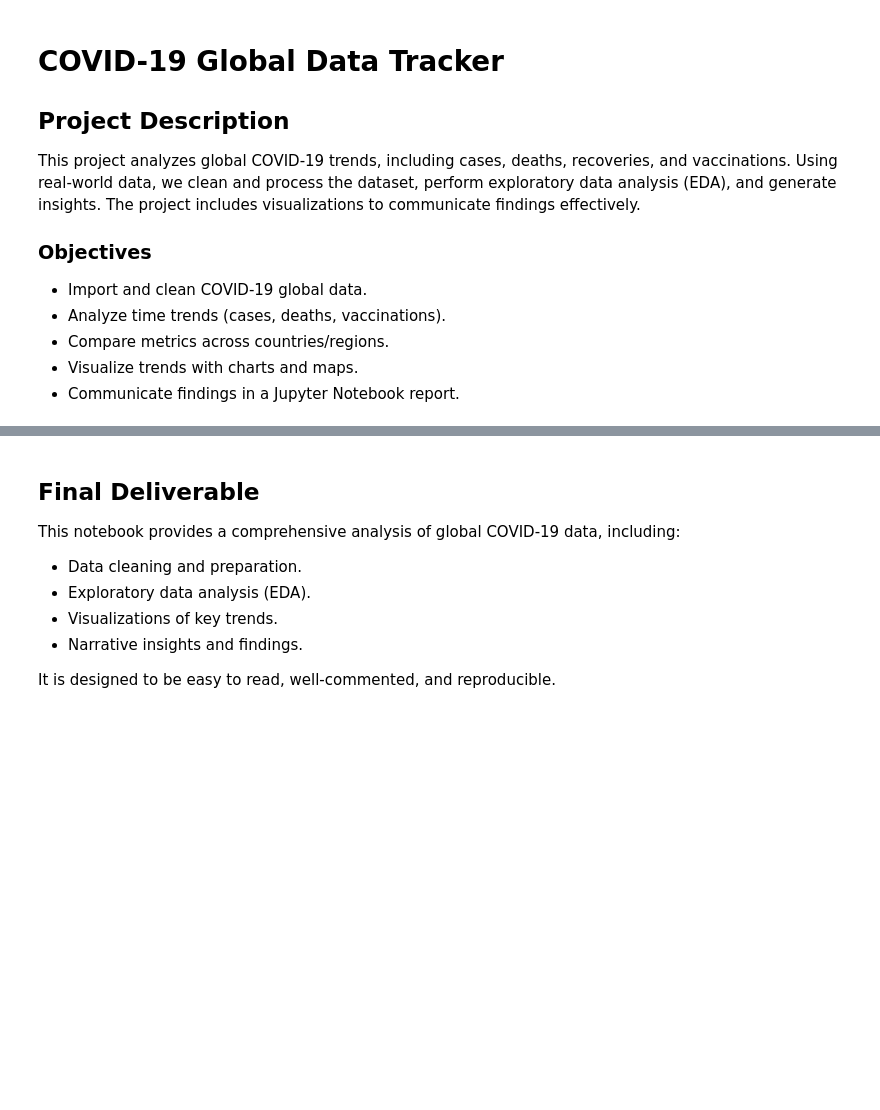
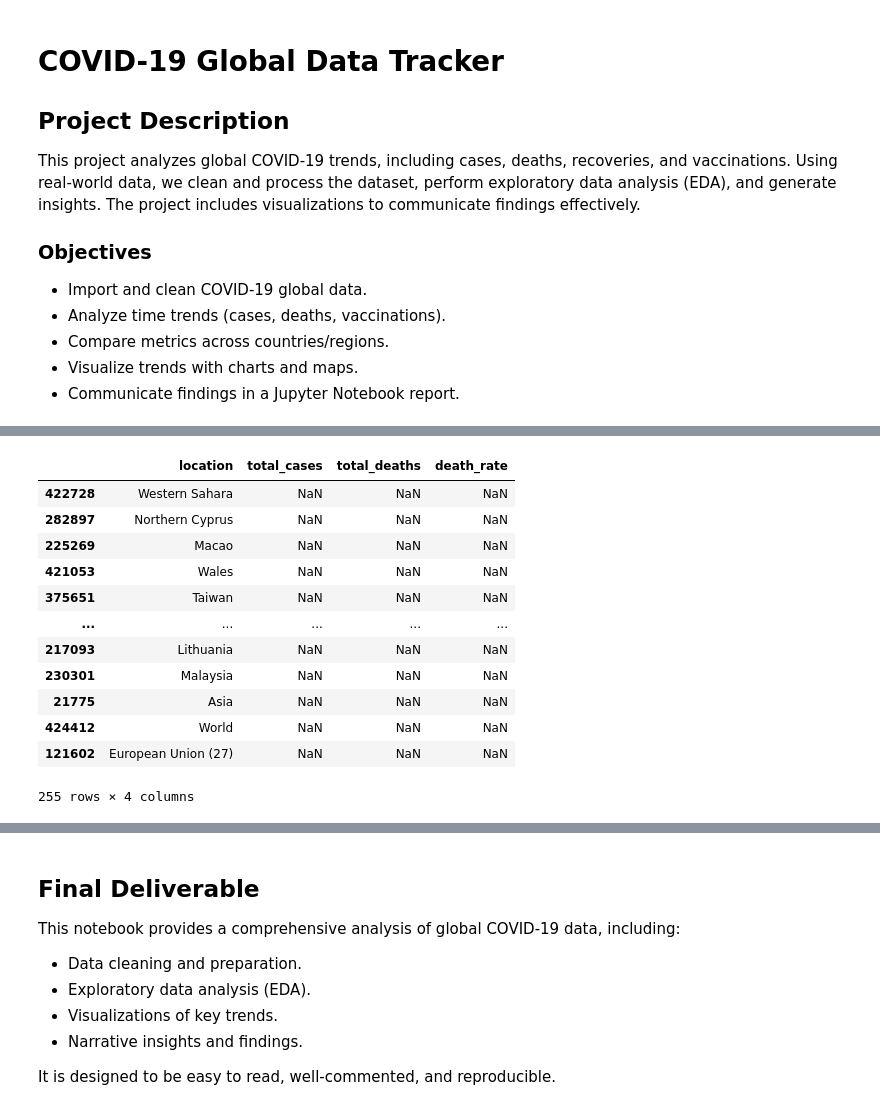
Before and after one commit to Neo21702/Python-COVID19-Project-wk8, a Jupyter notebook: JupyterNotebook.ipynb, the cells around one changed output, grey strips where cells are left out. Saved outputs shown, nothing was run; the diff lists cells and outputs as text; code cells hidden in the pictures; blank space fills up the shorter version.

```diff
--- a/JupyterNotebook.ipynb
+++ b/JupyterNotebook.ipynb
@@ -175,0 +156,18 @@ print(df_filtered.head())
+# %%
+df['death_rate'] = df['total_deaths'] / df['total_cases']
+latest = df.sort_values('date').groupby('location').tail(1)
+display(latest[['location', 'total_cases', 'total_deaths', 'death_rate']])
+# %% [output]
+|  | location | total_cases | total_deaths | death_rate |
+| 422728 | Western Sahara | NaN | NaN | NaN |
+| 282897 | Northern Cyprus | NaN | NaN | NaN |
+| 225269 | Macao | NaN | NaN | NaN |
+| 421053 | Wales | NaN | NaN | NaN |
+| 375651 | Taiwan | NaN | NaN | NaN |
+| ... | ... | ... | ... | ... |
+| 217093 | Lithuania | NaN | NaN | NaN |
+| 230301 | Malaysia | NaN | NaN | NaN |
+| 21775 | Asia | NaN | NaN | NaN |
+| 424412 | World | NaN | NaN | NaN |
+| 121602 | European Union (27) | NaN | NaN | NaN |
+255 rows × 4 columns
```
Also changed, not shown: parts of 21 cells of this notebook.
